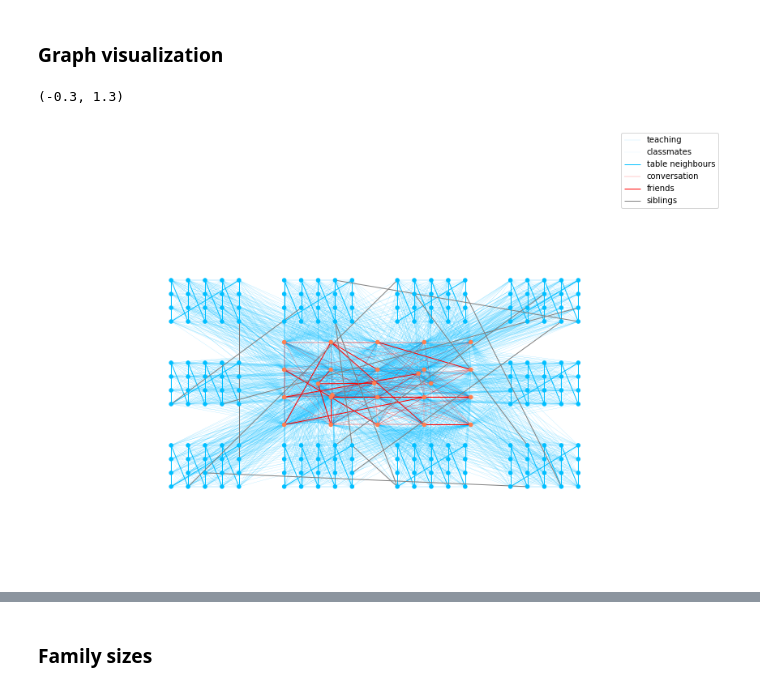
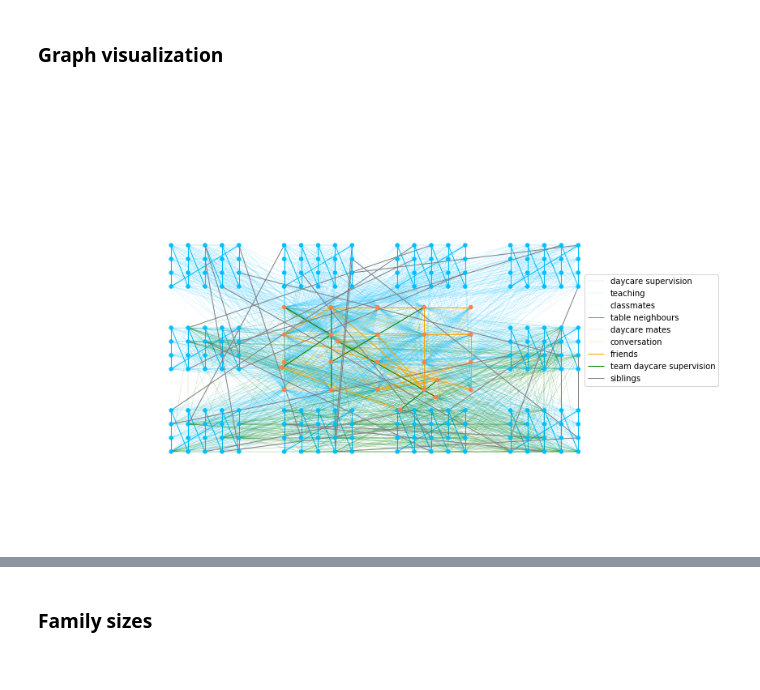
Before and after one commit to JanaLasser/agent_based_COVID_SEIRX, a Jupyter notebook: school/construct_school_network.ipynb, the cells around one changed output, grey strips where cells are left out. Saved outputs shown, nothing was run; the diff lists cells and outputs as text; code cells hidden in the pictures.

```diff
--- a/school/construct_school_network.ipynb
+++ b/school/construct_school_network.ipynb
@@ -25,9 +25,9 @@ age_brackets = {'primary':[6, 7, 8, 9],
                 'primary_dc':[6, 7, 8, 9],
                 'lower_secondary':[10, 11, 12, 13],
                 'lower_secondary_dc':[10, 11, 12, 13],
-                'oberstufe':[14, 15, 16, 17],
-                'gymnasium':[10, 11, 12, 13, 14, 15, 16, 17],
-                'waldorfschule':[6, 7, 8, 9, 10, 11, 12, 13, 14, 15, 16, 17]
+                'upper_secondary':[14, 15, 16, 17],
+                'secondary':[10, 11, 12, 13, 14, 15, 16, 17],
+                'secondary_dc':[10, 11, 12, 13, 14, 15, 16, 17]
                }
 # %%
 school_characteristics = {
@@ -372,14 +372,14 @@ N_classes = 10
 # architecture
 N_floors = 1
 # school type
-school_type = 'lower_secondary'
+school_type = 'secondary_dc'
 age_bracket = age_brackets[school_type]
 student_mask = False
 teacher_mask = False
 # %%
 reload(csn)
 G, teacher_schedule, student_schedule = csn.compose_school_graph(school_type, N_classes, class_size,
-                N_floors, age_bracket, p_children, p_parents, teacher_p_adults,
+                N_floors, p_children, p_parents, teacher_p_adults,
                 teacher_p_children, r_teacher_conversation, r_teacher_friend)
 
 csn.map_contacts(G, student_mask, teacher_mask, contact_map)
@@ -463,39 +463,49 @@ node_color.extend(['Coral'] * len(teachers))
 
 all_nodes = list(students)
 all_nodes.extend(list(teachers))
 #all_nodes.extend(list(family_members))
 
 nx.draw(G, pos, node_size=20, ax=ax, width = 0, nodelist=all_nodes, \
        node_color = node_color)
 
+# daycare: green
+# teaching: blue
+# siblings: grey
+# teacher social contacts: orange
+
+# teacher <-> student links
 edgelist = [(u, v) for u, v, e in G.edges(data=True) if e['link_type'] == 'daycare_supervision_teacher_student']
 nx.draw_networkx_edges(G, pos, edgelist, ax=ax, width=0.1, edge_color='green', label='daycare supervision')
 edgelist = [(u, v) for u, v, e in G.edges(data=True) if e['link_type'] == 'teaching_teacher_student']
 nx.draw_networkx_edges(G, pos, edgelist, ax=ax, width=0.1, edge_color='DeepSkyBlue', label='teaching')
 
-edgelist = [(u, v) for u, v, e in G.edges(data=True) if e['link_type'] == 'student_student_daycare']
-nx.draw_networkx_edges(G, pos, edgelist, ax=ax, width=0.05, edge_color='orange', label='daycare mates')
-
+# student <-> student links
 edgelist = [(u, v) for u, v, e in G.edges(data=True) if e['link_type'] == 'student_student_intra_class']
 nx.draw_networkx_edges(G, pos, edgelist, ax=ax, width=0.05, edge_color='DeepSkyBlue', label='classmates')
 edgelist = [(u, v) for u, v, e in G.edges(data=True) if e['link_type'] == 'student_student_table_neighbour']
 nx.draw_networkx_edges(G, pos, edgelist, ax=ax, width=1, edge_color='DeepSkyBlue', label='table neighbours')
+edgelist = [(u, v) for u, v, e in G.edges(data=True) if e['link_type'] == 'student_student_daycare']
+nx.draw_networkx_edges(G, pos, edgelist, ax=ax, width=0.1, edge_color='green', label='daycare mates')
 
+# teacher <-> teacher links
 edgelist = [(u, v) for u, v, e in G.edges(data=True) if e['link_type'] == 'teacher_teacher_short']
-nx.draw_networkx_edges(G, pos, edgelist, ax=ax, width=0.2, edge_color='red', label='conversation')
+nx.draw_networkx_edges(G, pos, edgelist, ax=ax, width=0.2, edge_color='orange', label='conversation')
 edgelist = [(u, v) for u, v, e in G.edges(data=True) if e['link_type'] == 'teacher_teacher_long']
-nx.draw_networkx_edges(G, pos, edgelist, ax=ax, width=1, edge_color='red', label='friends')
+nx.draw_networkx_edges(G, pos, edgelist, ax=ax, width=1, edge_color='orange', label='friends')
+edgelist = [(u, v) for u, v, e in G.edges(data=True) if e['link_type'] == 'teacher_teacher_team_teaching']
+nx.draw_networkx_edges(G, pos, edgelist, ax=ax, width=1, edge_color='blue', label='team teaching')
 edgelist = [(u, v) for u, v, e in G.edges(data=True) if e['link_type'] == 'teacher_teacher_daycare_supervision']
-nx.draw_networkx_edges(G, pos, edgelist, ax=ax, width=1, edge_color='violet', label='team daycare supervision')
+nx.draw_networkx_edges(G, pos, edgelist, ax=ax, width=1, edge_color='green', label='team daycare supervision')
 
 edgelist = [(u, v) for u, v, e in G.edges(data=True) if e['contact_type'] == 'close' and \
                                                        G.nodes[u]['type'] == 'student' and \
                                                        G.nodes[v]['type'] == 'student']
 nx.draw_networkx_edges(G, pos, edgelist, ax=ax, width=1, edge_color='grey', label='siblings')
-ax.legend()
+ax.legend(bbox_to_anchor=[1, 0.6, 0, 0])
 
 ax.set_ylim(-0.3, 1.3)
 ax.set_xlim(-0.3, 1.3)
+
+plt.savefig('../img/{}_contact_visualization.pdf'.format(school_type))
 # %% [output]
-(-0.3, 1.3)
-[figure, old version]
+[figure, new version]
```
Also changed, not shown: parts of 31 cells of this notebook, 1 other file.
